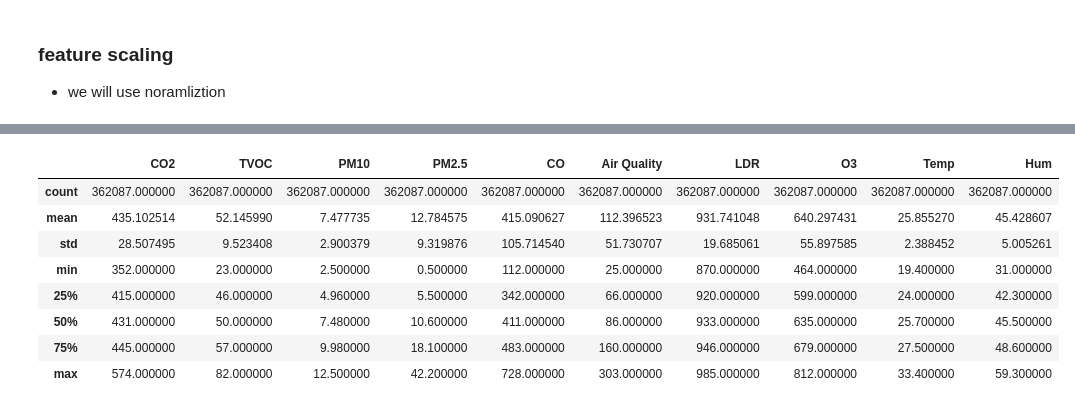
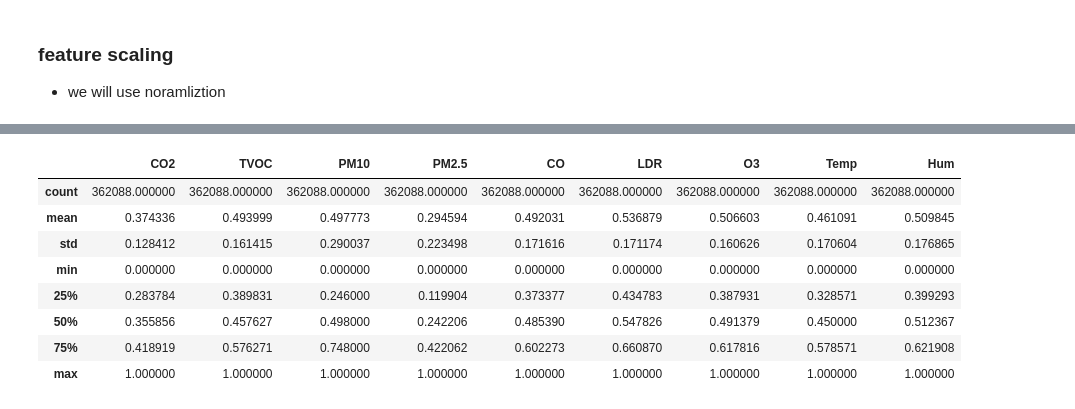
Before and after one commit to 00JIMMY00/Air-Quality_Model, a Jupyter notebook: preprocessing.ipynb, the cells around one changed output, grey strips where cells are left out. Cells and saved outputs as stored; diff of their text form; code cells hidden in the pictures.

```diff
--- a/preprocessing.ipynb
+++ b/preprocessing.ipynb
@@ -96,10 +110,10 @@ df.head()
 # %%
 # List of numerical columns (excluding 'ts' since it's a timestamp)
-num_cols = df.select_dtypes(include=[np.number]).columns.tolist()
+num_cols = df2.select_dtypes(include=[np.number]).columns.tolist()
 # %%
 # Detect outliers using IQR
-Q1 = df[num_cols].quantile(0.25)
-Q3 = df[num_cols].quantile(0.75)
+Q1 = df2[num_cols].quantile(0.25)
+Q3 = df2[num_cols].quantile(0.75)
 IQR = Q3 - Q1
 # %%
 IQR
@@ -120,7 +135,7 @@ lower_bound = Q1 - 1.5 * IQR
 upper_bound = Q3 + 1.5 * IQR
 # %%
 # Find outliers (values outside the range)
-outliers = ((df[num_cols] < lower_bound) | (df[num_cols] > upper_bound))
+outliers = ((df2[num_cols] < lower_bound) | (df2[num_cols] > upper_bound))
 # %%
 # Draw boxplots
 plt.figure(figsize=(12, 6))
@@ -131,5 +146,5 @@ plt.show()
 [figure]
 # %%
 # Remove outliers
-df = df[~outliers.any(axis=1)]  # Keep only non-outlier rows
+df2 = df2[~outliers.any(axis=1)]  # Keep only non-outlier rows
 # %%
@@ -192,12 +219,12 @@ df3.head()
 # %%
-df2.describe()
+df3.describe()
 # %% [output]
-|  | CO2 | TVOC | PM10 | PM2.5 | CO | Air Quality | LDR | O3 | Temp | Hum |
-| count | 362087.000000 | 362087.000000 | 362087.000000 | 362087.000000 | 362087.000000 | 362087.000000 | 362087.000000 | 362087.000000 | 362087.000000 | 362087.000000 |
-| mean | 435.102514 | 52.145990 | 7.477735 | 12.784575 | 415.090627 | 112.396523 | 931.741048 | 640.297431 | 25.855270 | 45.428607 |
-| std | 28.507495 | 9.523408 | 2.900379 | 9.319876 | 105.714540 | 51.730707 | 19.685061 | 55.897585 | 2.388452 | 5.005261 |
-| min | 352.000000 | 23.000000 | 2.500000 | 0.500000 | 112.000000 | 25.000000 | 870.000000 | 464.000000 | 19.400000 | 31.000000 |
-| 25% | 415.000000 | 46.000000 | 4.960000 | 5.500000 | 342.000000 | 66.000000 | 920.000000 | 599.000000 | 24.000000 | 42.300000 |
-| 50% | 431.000000 | 50.000000 | 7.480000 | 10.600000 | 411.000000 | 86.000000 | 933.000000 | 635.000000 | 25.700000 | 45.500000 |
-| 75% | 445.000000 | 57.000000 | 9.980000 | 18.100000 | 483.000000 | 160.000000 | 946.000000 | 679.000000 | 27.500000 | 48.600000 |
-| max | 574.000000 | 82.000000 | 12.500000 | 42.200000 | 728.000000 | 303.000000 | 985.000000 | 812.000000 | 33.400000 | 59.300000 |
+|  | CO2 | TVOC | PM10 | PM2.5 | CO | LDR | O3 | Temp | Hum |
+| count | 362088.000000 | 362088.000000 | 362088.000000 | 362088.000000 | 362088.000000 | 362088.000000 | 362088.000000 | 362088.000000 | 362088.000000 |
+| mean | 0.374336 | 0.493999 | 0.497773 | 0.294594 | 0.492031 | 0.536879 | 0.506603 | 0.461091 | 0.509845 |
+| std | 0.128412 | 0.161415 | 0.290037 | 0.223498 | 0.171616 | 0.171174 | 0.160626 | 0.170604 | 0.176865 |
+| min | 0.000000 | 0.000000 | 0.000000 | 0.000000 | 0.000000 | 0.000000 | 0.000000 | 0.000000 | 0.000000 |
+| 25% | 0.283784 | 0.389831 | 0.246000 | 0.119904 | 0.373377 | 0.434783 | 0.387931 | 0.328571 | 0.399293 |
+| 50% | 0.355856 | 0.457627 | 0.498000 | 0.242206 | 0.485390 | 0.547826 | 0.491379 | 0.450000 | 0.512367 |
+| 75% | 0.418919 | 0.576271 | 0.748000 | 0.422062 | 0.602273 | 0.660870 | 0.617816 | 0.578571 | 0.621908 |
+| max | 1.000000 | 1.000000 | 1.000000 | 1.000000 | 1.000000 | 1.000000 | 1.000000 | 1.000000 | 1.000000 |
```
Also changed, not shown: parts of 27 cells of this notebook.
